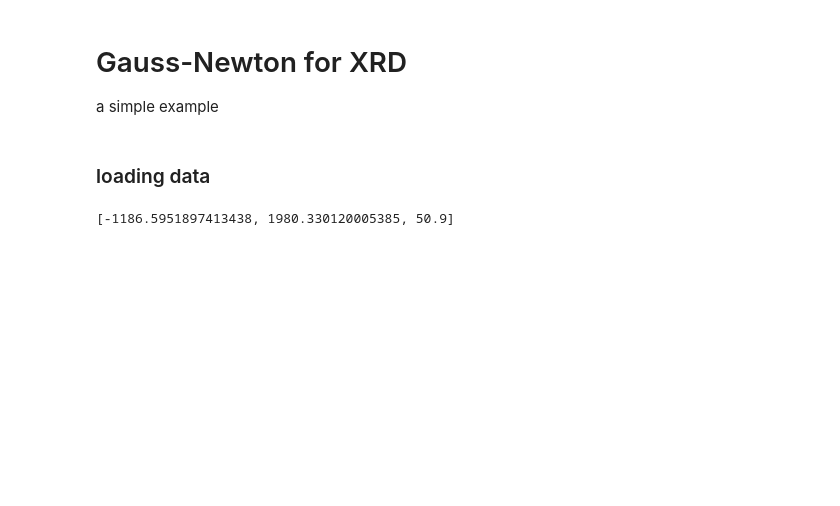
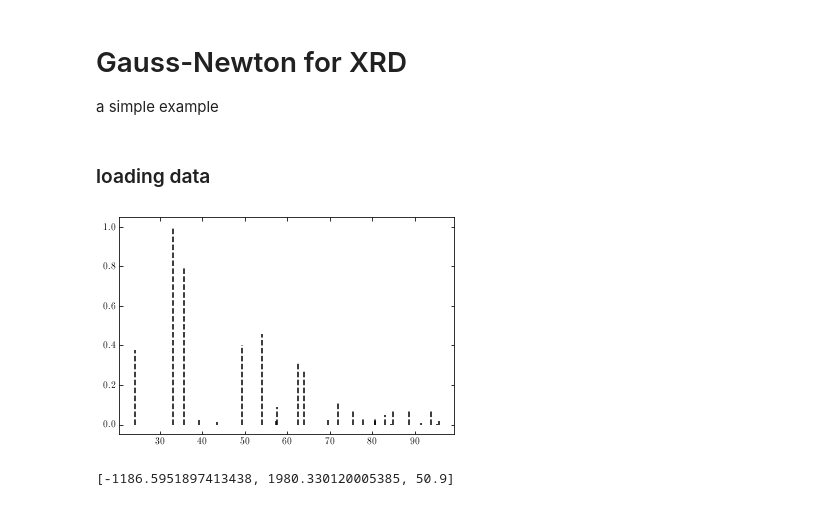
Before and after one commit to zpreisler/XRDXRFutils, a Jupyter notebook: gauss_newton_simple_example.ipynb, the cells around one changed output. Saved outputs shown, nothing was run; the diff lists cells and outputs as text; code cells hidden in the pictures; blank space fills up the shorter version.

```diff
--- a/gauss_newton_simple_example.ipynb
+++ b/gauss_newton_simple_example.ipynb
@@ -24,8 +24,13 @@ cinnabar = database['Cinnabar'][1]
 barite = database['Barite'][0]
 spinel = database['Spinel'][0]
 calcite = database['Calcite'][0]
+hematite = database['Hematite'][0]
 
 phases = PhaseList([hydrocerussite,lazurite,cinnabar,barite,spinel,calcite])
+# %%
+hematite.plot()
+# %% [output]
+[figure, added]
 # %%
 %matplotlib inline
 
```
Also changed, not shown: 4 other files.
